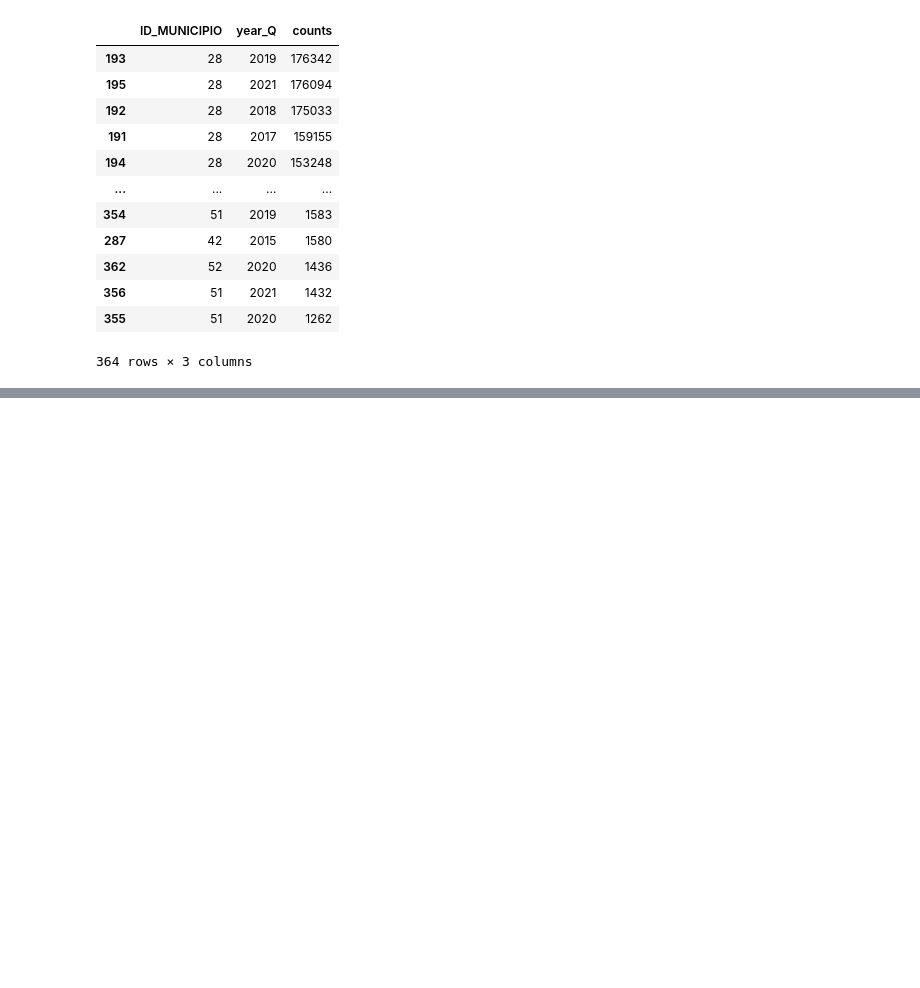
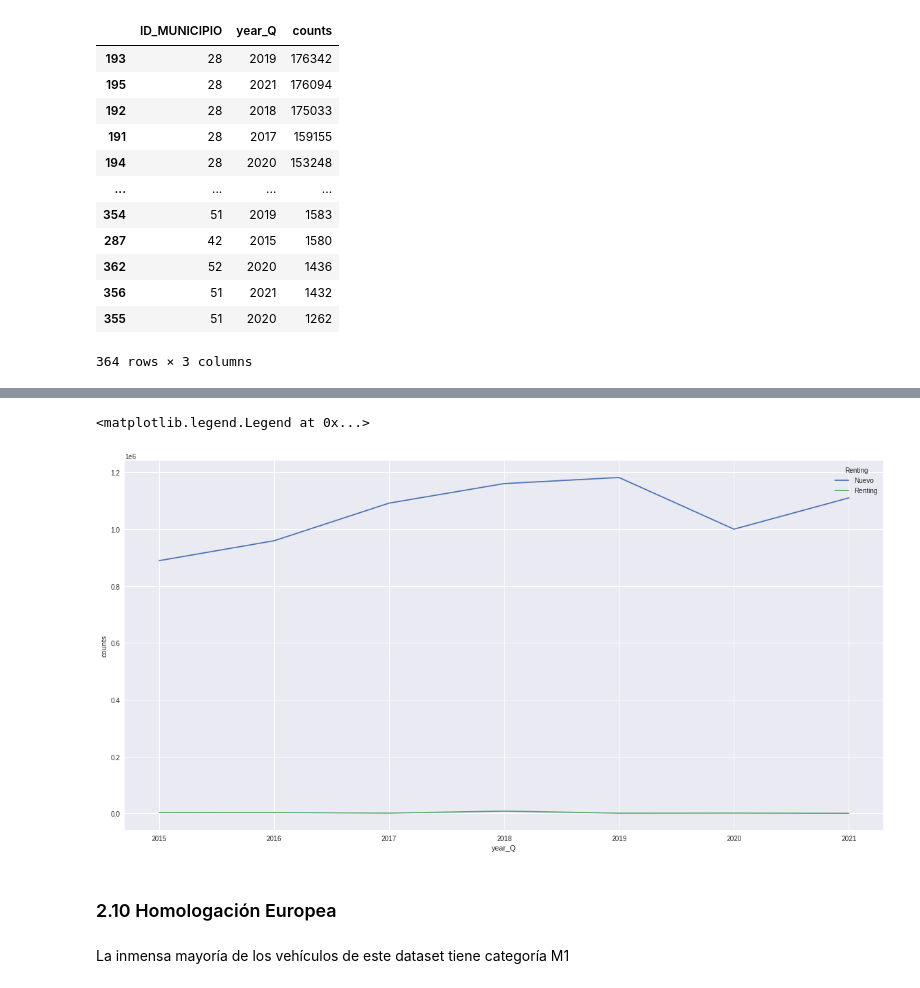
Before and after one commit to rauljcuesta/kschool_ds_30_estudio_mercado_turismo_segunda_mano, a Jupyter notebook: 03_study_dgt_dataset.ipynb, the cells around one changed output, grey strips where cells are left out. Saved outputs shown, nothing was run; the diff lists cells and outputs as text; code cells hidden in the pictures; blank space fills up the shorter version.

```diff
--- a/03_study_dgt_dataset.ipynb
+++ b/03_study_dgt_dataset.ipynb
@@ -788,2 +1071,18 @@ df.groupby(['RENTING']).size().reset_index(name='counts').sort_values('counts',
+# %%
+fig, ax = plt.subplots(figsize=(20,10))
+grouped = df.groupby(['year_Q', 'RENTING']).size().reset_index(name='counts')
+
+grouped['LITERAL_RENTING'] = grouped['RENTING'].apply(lambda x: 'Nuevo' if x == 'N' else 'Renting')
+
+sns.lineplot(data=grouped, x='year_Q', y='counts', hue='LITERAL_RENTING', legend='full')
+
+ax.legend(title='Renting')
+# %% [output]
+<matplotlib.legend.Legend at 0x...>
+[figure, added]
+# %% [markdown]
+### 2.10 Homologación Europea
+# %% [markdown]
+La inmensa mayoría de los vehículos de este dataset tiene categoría M1
 # %%
 df.groupby(['CATEGORÍA_HOMOLOGACIÓN_EUROPEA_ITV']).size().reset_index(name='counts')
```
Also changed, not shown: parts of 98 cells of this notebook.
